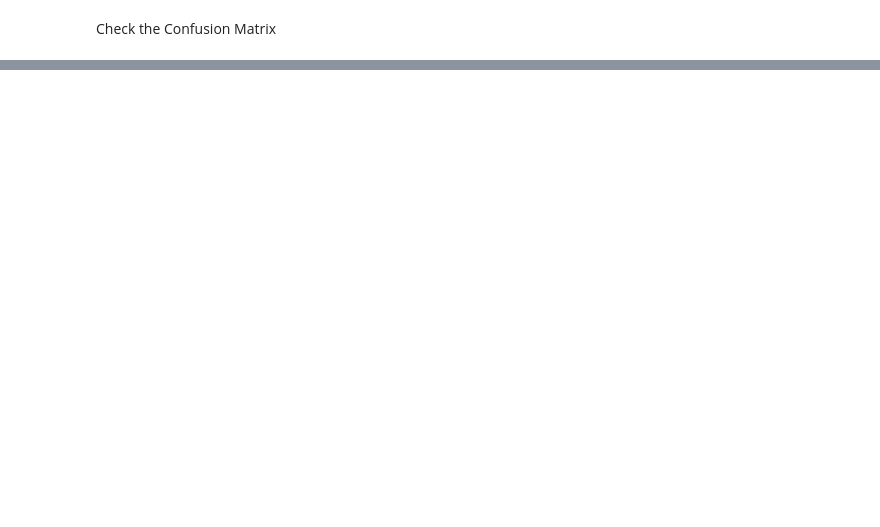
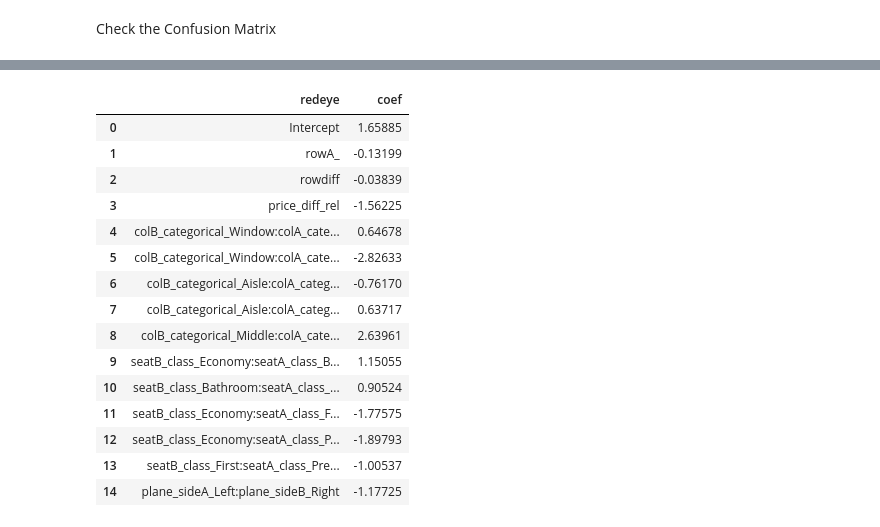
Before and after one commit to rwengstrom/AlaskaCapstone, a Jupyter notebook: Model.ipynb, the cells around one changed output, grey strips where cells are left out. Cells and saved outputs as stored; diff of their text form; code cells hidden in the pictures; blank space fills up the shorter version.

```diff
--- a/Model.ipynb
+++ b/Model.ipynb
@@ -205,0 +804,78 @@ accuracy
+# %%
+feature_names = baselineresult.params.index
+basecoef = baselineresult.params.values
+redeyecoef = redeyeresult.params.values
+
+basecoefs = pd.DataFrame({
+    'base' : baselineresult.params.index,
+    'coef': baselineresult.params.values,
+})
+
+redeyecoefs = pd.DataFrame({
+    'redeye' : redeyeresult.params.index,
+    'coef': redeyeresult.params.values,
+})
+
+businesscoefs = pd.DataFrame({
+    'redeye' : businessresult.params.index,
+    'coef': businessresult.params.values,
+})
+
+frequentcoefs = pd.DataFrame({
+    'redeye' : frequentresult.params.index,
+    'coef': frequentresult.params.values,
+})
+
+shortcoefs = pd.DataFrame({
+    'redeye' : shortresult.params.index,
+    'coef': shortresult.params.values,
+})
+
+longcoefs = pd.DataFrame({
+    'redeye' : longresult.params.index,
+    'coef': longresult.params.values,
+})
+
+malecoefs = pd.DataFrame({
+    'redeye' : maleresult.params.index,
+    'coef': maleresult.params.values,
+})
+
+femalecoefs = pd.DataFrame({
+    'redeye' : femaleresult.params.index,
+    'coef': femaleresult.params.values,
+})
+
+tallcoefs = pd.DataFrame({
+    'redeye' : tallresult.params.index,
+    'coef': tallresult.params.values,
+})
+
+underthirtycoefs = pd.DataFrame({
+    'redeye' : underthirtyresult.params.index,
+    'coef': underthirtyresult.params.values,
+})
+
+overthirtycoefs = pd.DataFrame({
+    'redeye' : overthirtyresult.params.index,
+    'coef': overthirtyresult.params.values,
+})
+
+overthirtycoefs
+# %% [output]
+|  | redeye | coef |
+| 0 | Intercept | 1.65885 |
+| 1 | rowA_ | -0.13199 |
+| 2 | rowdiff | -0.03839 |
+| 3 | price_diff_rel | -1.56225 |
+| 4 | colB_categorical_Window:colA_cate... | 0.64678 |
+| 5 | colB_categorical_Window:colA_cate... | -2.82633 |
+| 6 | colB_categorical_Aisle:colA_categ... | -0.76170 |
+| 7 | colB_categorical_Aisle:colA_categ... | 0.63717 |
+| 8 | colB_categorical_Middle:colA_cate... | 2.63961 |
+| 9 | seatB_class_Economy:seatA_class_B... | 1.15055 |
+| 10 | seatB_class_Bathroom:seatA_class_... | 0.90524 |
+| 11 | seatB_class_Economy:seatA_class_F... | -1.77575 |
+| 12 | seatB_class_Economy:seatA_class_P... | -1.89793 |
+| 13 | seatB_class_First:seatA_class_Pre... | -1.00537 |
+| 14 | plane_sideA_Left:plane_sideB_Right | -1.17725 |
```
Also changed, not shown: parts of 26 cells of this notebook, 2 other files.
